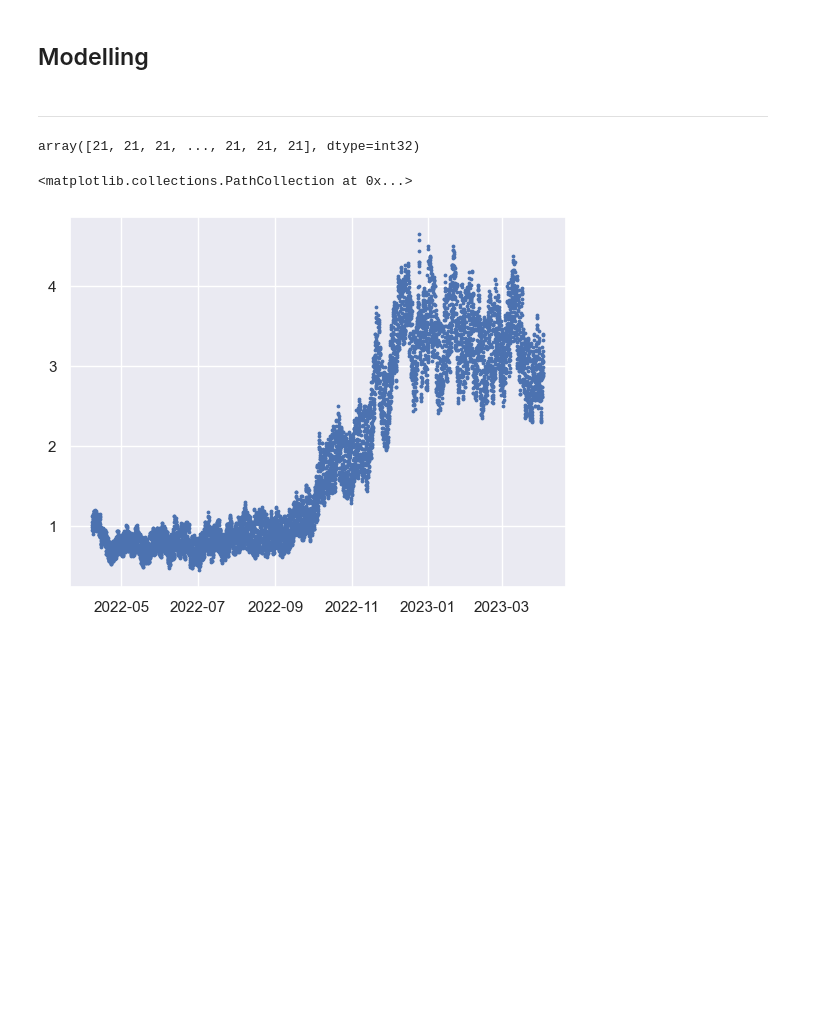
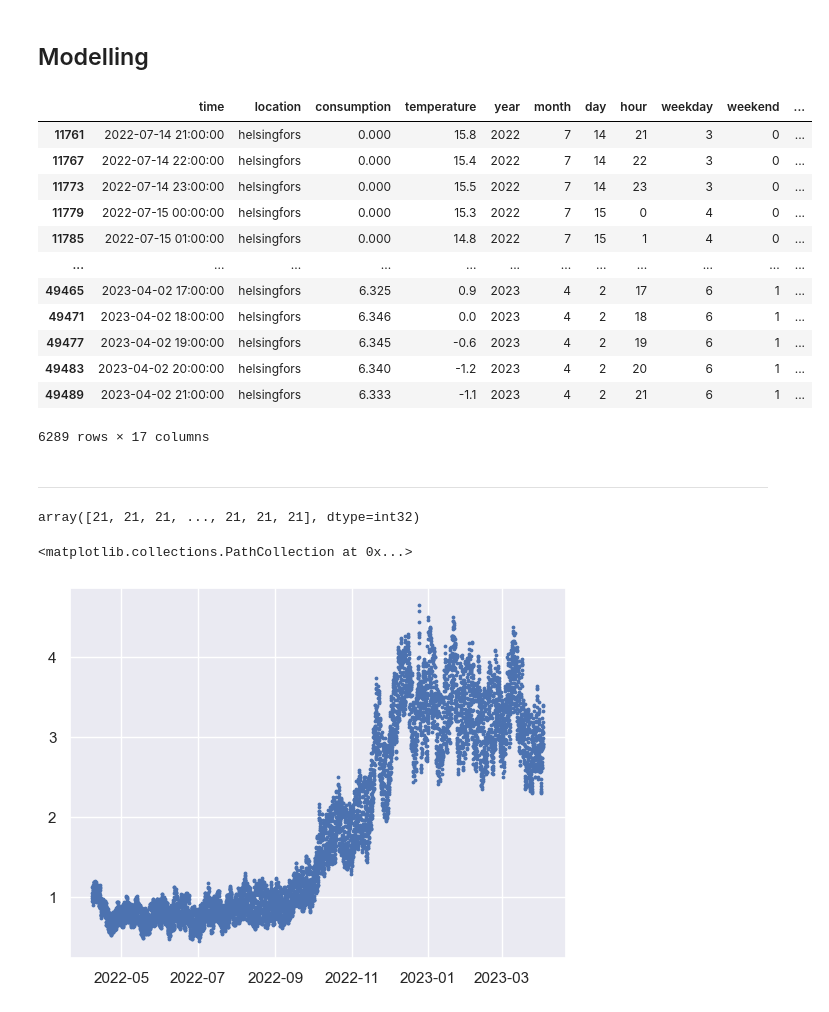
Before and after one commit to Sigevio/tdt4259, a Jupyter notebook: analysis/eda.ipynb, the cells around one changed output. Cells and saved outputs as stored; diff of their text form; code cells hidden in the pictures; blank space fills up the shorter version.

```diff
--- a/analysis/eda.ipynb
+++ b/analysis/eda.ipynb
@@ -284,5 +302,23 @@ Text(0, 0.5, 'Holiday')
 # %% [markdown]
 ## Modelling
+# %%
+# Oslo Model
+data_oslo = data[data.location == 1].copy()
+data_oslo = data_oslo.drop(columns=["location", "oslo"], errors="ignore")
+# %% [output]
+|  | time | location | consumption | temperature | year | month | day | hour | weekday | weekend | ... |
+| 11761 | 2022-07-14 21:00:00 | helsingfors | 0.000 | 15.8 | 2022 | 7 | 14 | 21 | 3 | 0 | ... |
+| 11767 | 2022-07-14 22:00:00 | helsingfors | 0.000 | 15.4 | 2022 | 7 | 14 | 22 | 3 | 0 | ... |
+| 11773 | 2022-07-14 23:00:00 | helsingfors | 0.000 | 15.5 | 2022 | 7 | 14 | 23 | 3 | 0 | ... |
+| 11779 | 2022-07-15 00:00:00 | helsingfors | 0.000 | 15.3 | 2022 | 7 | 15 | 0 | 4 | 0 | ... |
+| 11785 | 2022-07-15 01:00:00 | helsingfors | 0.000 | 14.8 | 2022 | 7 | 15 | 1 | 4 | 0 | ... |
+| ... | ... | ... | ... | ... | ... | ... | ... | ... | ... | ... | ... |
+| 49465 | 2023-04-02 17:00:00 | helsingfors | 6.325 | 0.9 | 2023 | 4 | 2 | 17 | 6 | 1 | ... |
+| 49471 | 2023-04-02 18:00:00 | helsingfors | 6.346 | 0.0 | 2023 | 4 | 2 | 18 | 6 | 1 | ... |
+| 49477 | 2023-04-02 19:00:00 | helsingfors | 6.345 | -0.6 | 2023 | 4 | 2 | 19 | 6 | 1 | ... |
+| 49483 | 2023-04-02 20:00:00 | helsingfors | 6.340 | -1.2 | 2023 | 4 | 2 | 20 | 6 | 1 | ... |
+| 49489 | 2023-04-02 21:00:00 | helsingfors | 6.333 | -1.1 | 2023 | 4 | 2 | 21 | 6 | 1 | ... |
+6289 rows × 17 columns
 # %% [markdown]
 ---------
 # %%
```
Also changed, not shown: parts of 6 cells of this notebook.
